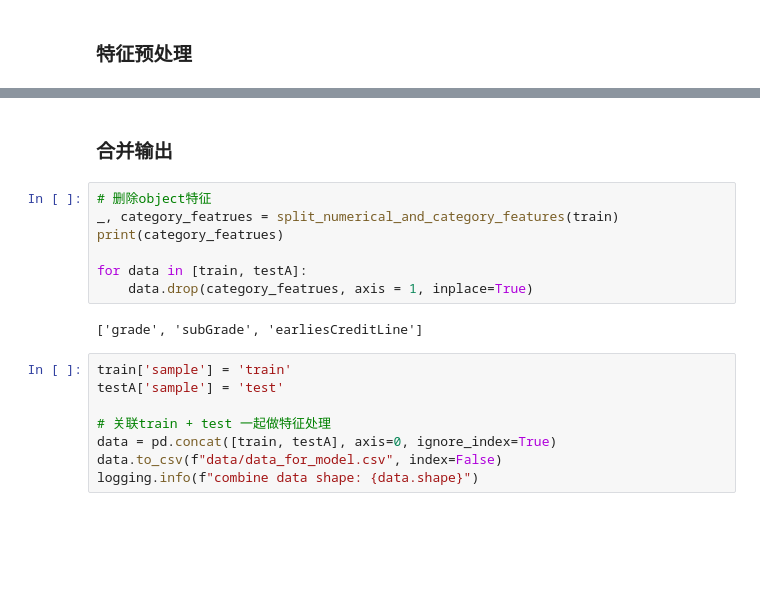
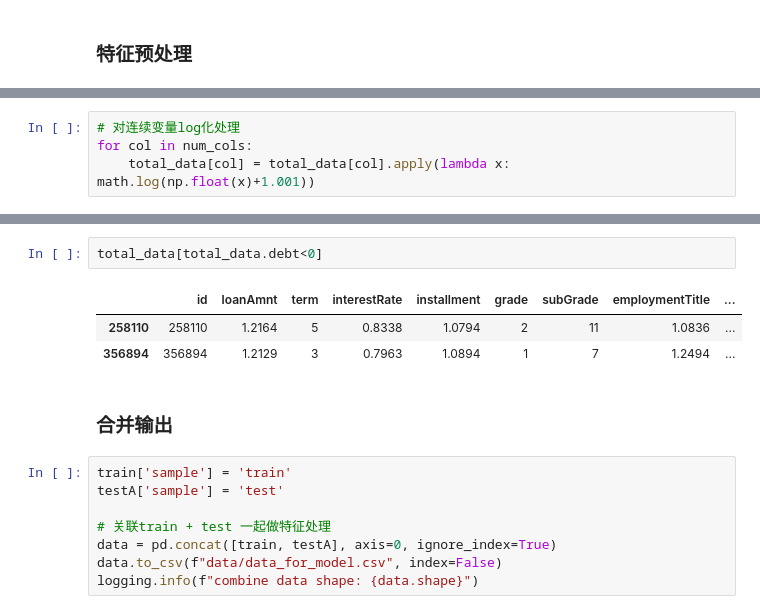
Before and after one commit to zhi-sh/competitions, a Jupyter notebook: TC_金融风控-贷款违约预测/T2_特征工程.ipynb, the cells around one changed output, grey strips where cells are left out. Cells and saved outputs as stored; diff of their text form; blank space fills up the shorter version.

```diff
--- a/TC_金融风控-贷款违约预测/T2_特征工程.ipynb
+++ b/TC_金融风控-贷款违约预测/T2_特征工程.ipynb
@@ -183,0 +194,4 @@ for data in [train, testA]:
+# %%
+# 对连续变量log化处理
+for col in num_cols:
+    total_data[col] = total_data[col].apply(lambda x: math.log(np.float(x)+1.001))
@@ -184,14 +217,11 @@ for data in [train, testA]:
+# %%
+total_data[total_data.debt<0]
+# %% [output]
+|  | id | loanAmnt | term | interestRate | installment | grade | subGrade | employmentTitle | ... |
+| 258110 | 258110 | 1.2164 | 5 | 0.8338 | 1.0794 | 2 | 11 | 1.0836 | ... |
+| 356894 | 356894 | 1.2129 | 3 | 0.7963 | 1.0894 | 1 | 7 | 1.2494 | ... |
 # %% [markdown]
 ### 合并输出
-# %%
-# 删除object特征
-_, category_featrues = split_numerical_and_category_features(train)
-print(category_featrues)
-
-for data in [train, testA]:
-    data.drop(category_featrues, axis = 1, inplace=True)
-# %% [output]
-['grade', 'subGrade', 'earliesCreditLine']
 # %%
 train['sample'] = 'train'
 testA['sample'] = 'test'
```
Also changed, not shown: parts of 35 cells of this notebook, 1 other file.
